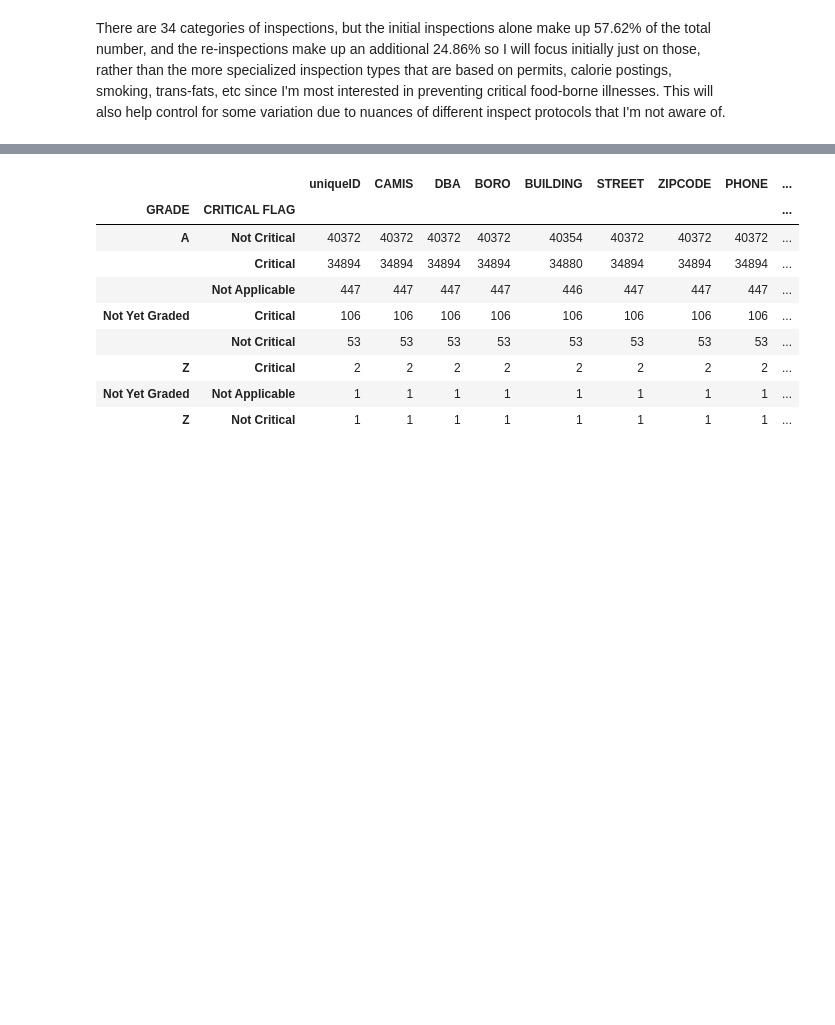
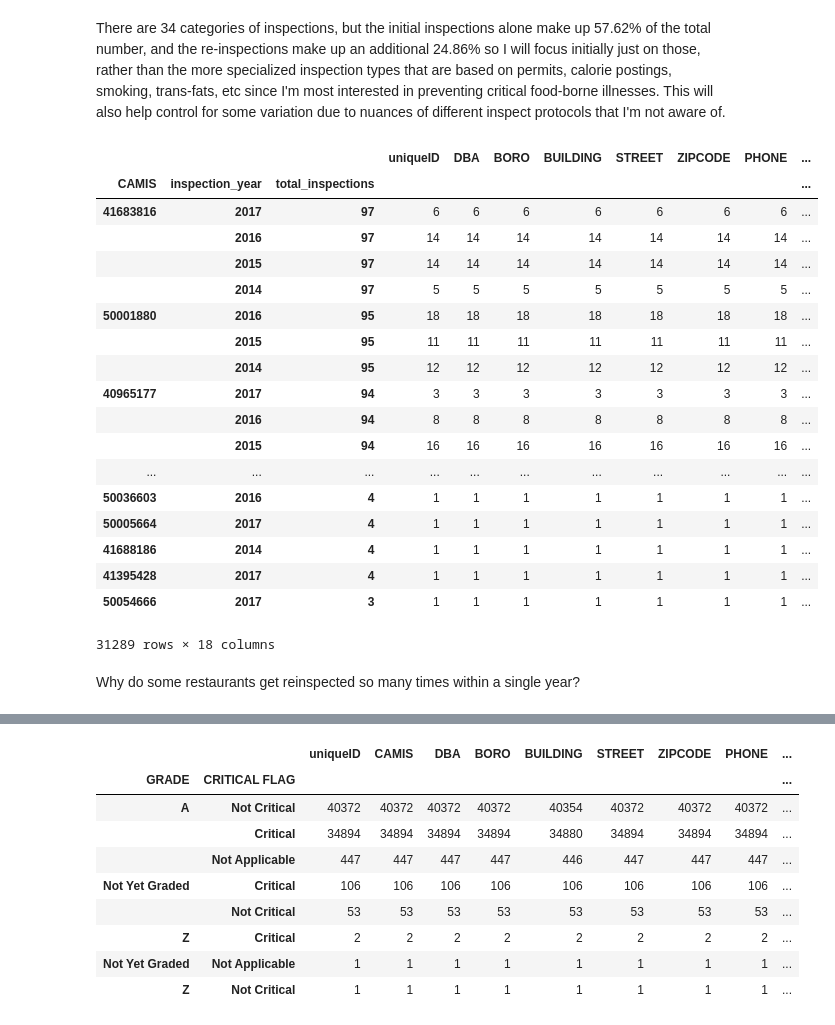
Before and after one commit to mishoptera/nyc_restaurants, a Jupyter notebook: eda_dataset.ipynb, the cells around one changed output, grey strips where cells are left out. Drawn from its saved outputs; the diff is of its cells as text; code cells hidden in the pictures; blank space fills up the shorter version.

```diff
--- a/eda_dataset.ipynb
+++ b/eda_dataset.ipynb
@@ -147,13 +108,0 @@ ValueError: You are trying to merge on int64 and object columns. If you wish to
-# %%
-# join rests to nyc dataset to have data on total number of inspections
-temp_nyc = nyc
-temp_nyc['CAMIS'] = str(temp_nyc['CAMIS'])
-new_nyc = temp_nyc.merge(rests, how = 'left', on = 'CAMIS')
-# number of restaurants and the number of times they've been inspected
-new_nyc
-
-# rests = nyc.groupby(['CAMIS', 'inspection_year'])
-# rests = rests.count()
-# rests = rests.sort_values(['CAMIS', 'inspection_year', 'uniqueID'])
-# print("Number of restaurants: ", str(rests.shape[0]))
-# rests
@@ -178,0 +109,4 @@ new_nyc
+# %%
+# adding this as a column to dataframe for future use
+rests['CAMIS']=pd.to_numeric(rests['CAMIS'])
+nyc = pd.merge(temp_nyc, temp_rests, on='CAMIS', how='right')
@@ -212,6 +151,34 @@ There are 34 categories of inspections, but the initial inspections alone make u
 # filtered down to just these two types of inspections
 init_ins = nyc[nyc['INSPECTION TYPE'] == "Cycle Inspection / Initial Inspection"]
 re_ins = nyc[nyc['INSPECTION TYPE'] == "Cycle Inspection / Re-inspection"]
+# %%
+# combine with above to filter out the unusual inspection types
+rest_by_year = re_ins.groupby(['CAMIS', 'inspection_year', 'total_inspections'])
+rest_by_year = rest_by_year.count()
+rest_by_year = rest_by_year.sort_values(['total_inspections', 'CAMIS', 'inspection_year'], ascending = False)
+rest_by_year
+# %% [output]
+|  |  |  | uniqueID | DBA | BORO | BUILDING | STREET | ZIPCODE | PHONE | ... |
+| CAMIS | inspection_year | total_inspections |  |  |  |  |  |  |  | ... |
+| 41683816 | 2017 | 97 | 6 | 6 | 6 | 6 | 6 | 6 | 6 | ... |
+|  | 2016 | 97 | 14 | 14 | 14 | 14 | 14 | 14 | 14 | ... |
+|  | 2015 | 97 | 14 | 14 | 14 | 14 | 14 | 14 | 14 | ... |
+|  | 2014 | 97 | 5 | 5 | 5 | 5 | 5 | 5 | 5 | ... |
+| 50001880 | 2016 | 95 | 18 | 18 | 18 | 18 | 18 | 18 | 18 | ... |
+|  | 2015 | 95 | 11 | 11 | 11 | 11 | 11 | 11 | 11 | ... |
+|  | 2014 | 95 | 12 | 12 | 12 | 12 | 12 | 12 | 12 | ... |
+| 40965177 | 2017 | 94 | 3 | 3 | 3 | 3 | 3 | 3 | 3 | ... |
+|  | 2016 | 94 | 8 | 8 | 8 | 8 | 8 | 8 | 8 | ... |
+|  | 2015 | 94 | 16 | 16 | 16 | 16 | 16 | 16 | 16 | ... |
+| ... | ... | ... | ... | ... | ... | ... | ... | ... | ... | ... |
+| 50036603 | 2016 | 4 | 1 | 1 | 1 | 1 | 1 | 1 | 1 | ... |
+| 50005664 | 2017 | 4 | 1 | 1 | 1 | 1 | 1 | 1 | 1 | ... |
+| 41688186 | 2014 | 4 | 1 | 1 | 1 | 1 | 1 | 1 | 1 | ... |
+| 41395428 | 2017 | 4 | 1 | 1 | 1 | 1 | 1 | 1 | 1 | ... |
+| 50054666 | 2017 | 3 | 1 | 1 | 1 | 1 | 1 | 1 | 1 | ... |
+31289 rows × 18 columns
+# %% [markdown]
+Why do some restaurants get reinspected so many times within a single year?
 # %%
 crit_init = init_ins.groupby('CRITICAL FLAG')
 crit_init = crit_init.count()
```
Also changed, not shown: parts of 32 cells of this notebook.
